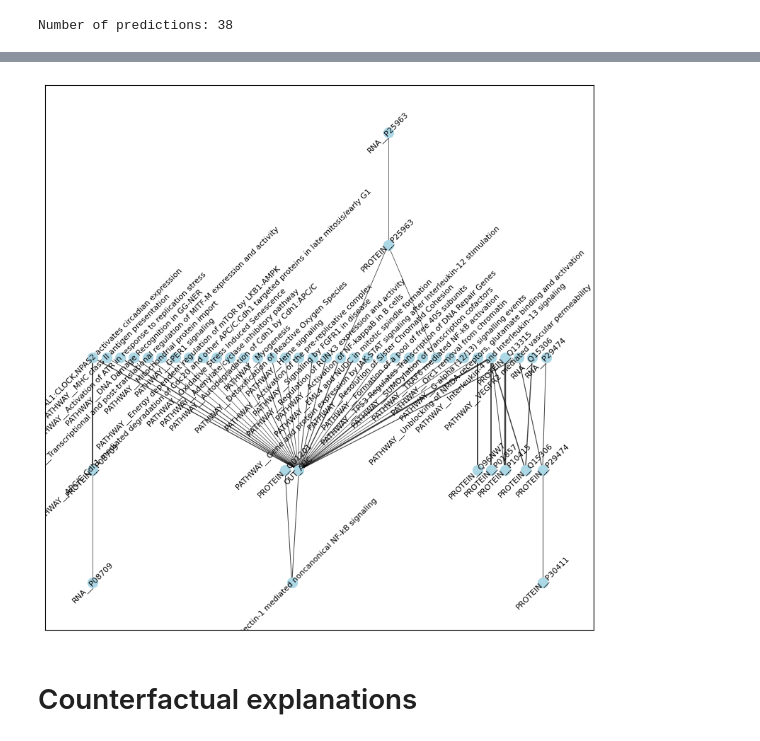
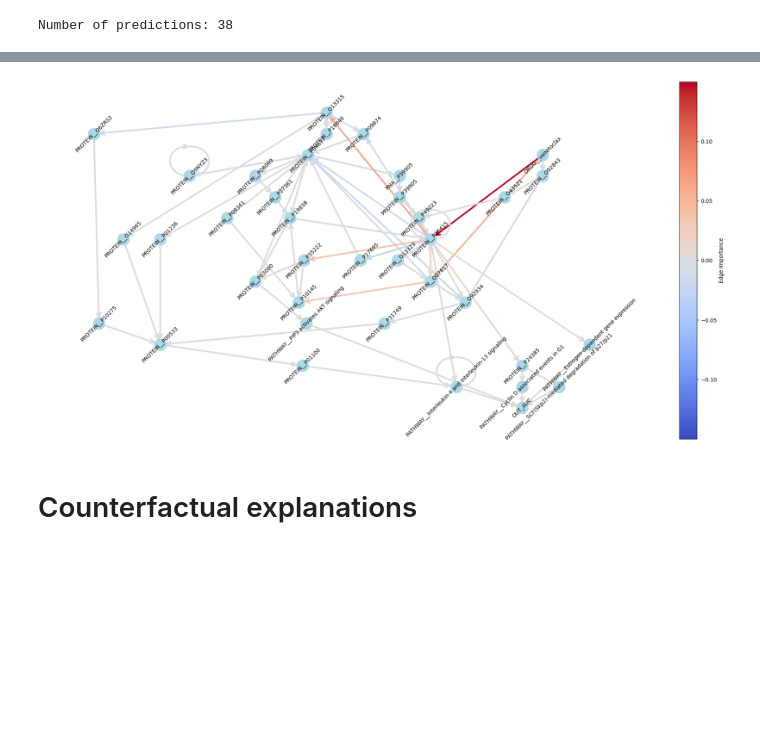
Before and after one commit to biodev/gsnn-mds, a Jupyter notebook: notebooks/explain.ipynb, the cells around one changed output, grey strips where cells are left out. Saved outputs shown, nothing was run; the diff lists cells and outputs as text; code cells hidden in the pictures; blank space fills up the shorter version.

```diff
--- a/notebooks/explain.ipynb
+++ b/notebooks/explain.ipynb
@@ -24,5 +45,5 @@ The autoreload extension is already loaded. To reload it, use:
 # %%
-model = torch.load('../workflow/exp/default/gsnn/gsnn_model.pt', weights_only=False)
+model = torch.load('../../workflow_outputs/gsnn-mds/exp/default/gsnn/gsnn_model.pt', weights_only=False)
 # %%
 device = torch.device('cuda' if torch.cuda.is_available() else 'cpu')
 model = model.eval()
@@ -48,6 +65,6 @@ drug_inputs = [x.split('__')[1] for x in data.node_names_dict['input'] if x.spli
 # %%
 ids = drug[lambda x: x.partition == 'test'].id.unique()
-inhibitor = ['venetoclax'] #['gw-2580'] #['gw-2580 + otx-015']
+inhibitor = ['trametinib (gsk1120212)'] #['gw-2580'] #['gw-2580 + otx-015']
 response = 0
 
 synth_drug = pd.DataFrame({'id': ids, 'partition': 'infer', 'response': response, 'inhibitor': inhibitor*len(ids)})
@@ -118,10 +130,9 @@ y sens value:  -0.46521455
 # %%
 torch.cuda.empty_cache()
 
-explainer = ContrastiveIGExplainer(model, data, n_steps=50)
-
+explainer = NoiseTunnel(ContrastiveIGExplainer(model, data, n_steps=100))
 ig_res = explainer.explain(x_res, x_sens, target_idx=0)
 
-ig_res.head()
+ig_res.sort_values('score', ascending=False).head()
 # %% [output]
 |  | source | target | score |
@@ -142,24 +144,5 @@ ig_res.sort_values('score', ascending=False).head(5)
 # %%
-G = nx.from_pandas_edgelist(ig_res[lambda x: x.score > 0.005], source='source', target='target', edge_attr='score')
-s = nx.ancestors(G, 'OUT_AUC').union( set(['OUT_AUC']) )
-G = G.subgraph(s).copy()
-len(G), len(G.edges())
-
-# use heiarchichal "dot" layout
-H = nx.convert_node_labels_to_integers(G, label_attribute="node_label")
-H_layout = nx.nx_pydot.pydot_layout(H, prog="dot")
-pos = {H.nodes[n]["node_label"]: p for n, p in H_layout.items()}
-
-edge_widths = [G.edges[e]['score'] * 100 for e in G.edges]
-
-plt.figure(figsize=(10,10))
-nx.draw_networkx_edges(G, pos, alpha=0.75, width=edge_widths)
-nx.draw_networkx_nodes(G, pos, node_size=100, node_color='lightblue')
-nl = nx.draw_networkx_labels(G, pos, font_size=8, )
-
-for _, label in nl.items():
-    label.set_rotation(45) # Rotate labels by 45 degrees
-
-plt.show()
+t = ig_res.sort_values('score', ascending=False).score.values[500]
+plot_edge_importance(ig_res[lambda x: x.score.abs() > t], figsize=(20,10), leafs=['OUT_AUC'], roots=['DRUG__venetoclax'])
 # %% [output]
-[figure, old version]
+[figure, new version]
```
Also changed, not shown: parts of 22 cells of this notebook, 24 other files.
